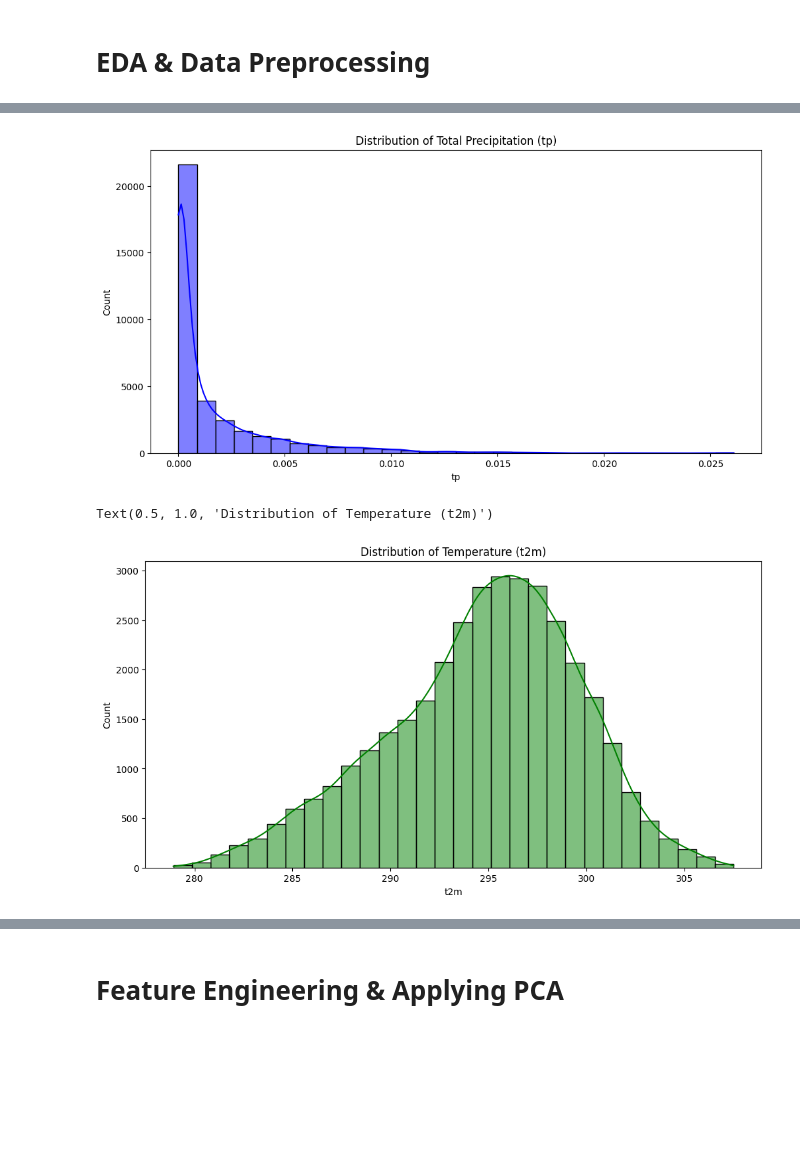
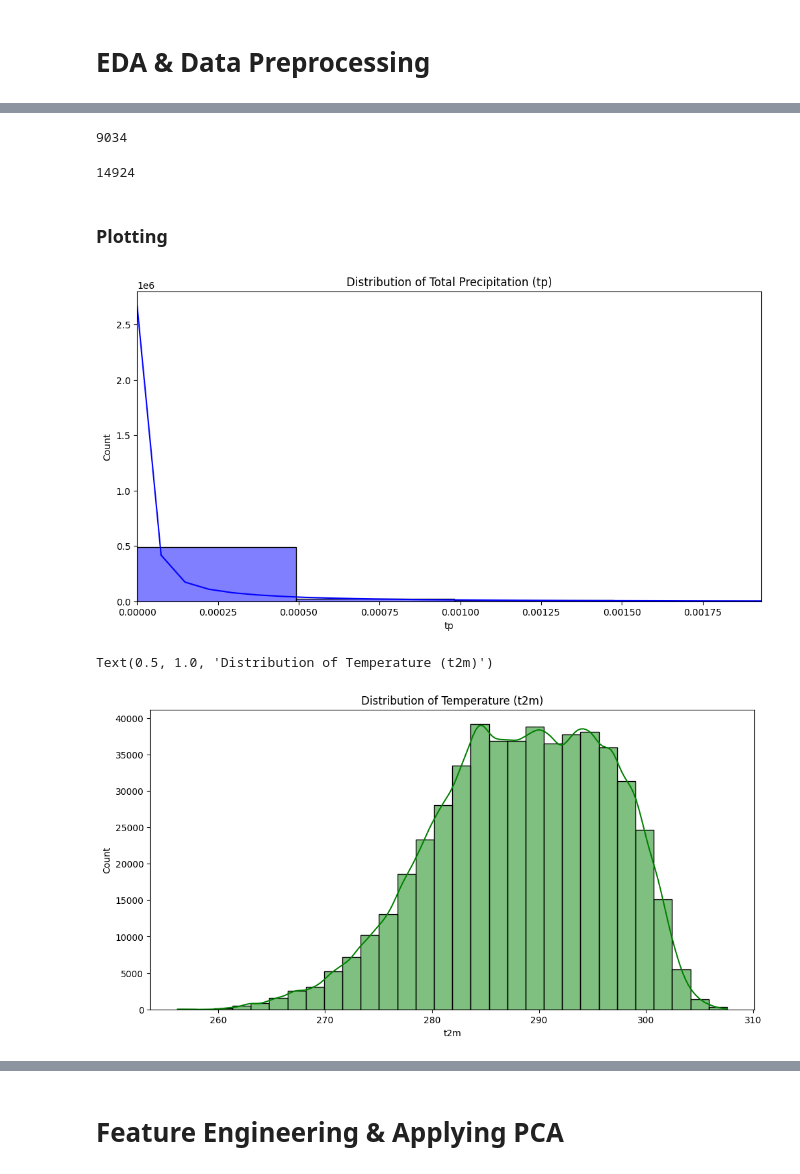
Before and after one commit to aminnademi/Clustring-On-North-of-Iran-Climate-Dataset, a Jupyter notebook: notebook.ipynb, the cells around one changed output, grey strips where cells are left out. Cells and saved outputs as stored; diff of their text form; code cells hidden in the pictures; blank space fills up the shorter version.

```diff
--- a/notebook.ipynb
+++ b/notebook.ipynb
@@ -55,5 +74,5 @@ Data saved to extracted_data.csv
 # %% [markdown]
 # Load Dataset
 # %%
-data = pd.read_csv('extracted_data.csv')
-data.head()
+data = pd.read_csv('main_data.csv')
+data_tp = pd.read_csv('tp_data.csv')
@@ -66,0 +79,4 @@ data.head()
+# %%
+merged = pd.merge(data, data_tp[['longitude', 'latitude', 'time', 'tp']],
+                        on=['longitude', 'latitude', 'time'],
+                        how='right')
@@ -124,0 +152,4 @@ features = data[['tp', 't2m']]
+# %%
+cleaned = merged.dropna()
+cleaned.reset_index
+cleaned.shape
@@ -125,17 +175,46 @@ features = data[['tp', 't2m']]
+# %%
+((cleaned['t2m'] >= 200) & (cleaned['t2m'] <= 270)).sum().item()
+# %% [output]
+9034
+# %%
+((cleaned['tp'] >= 0.001) & (cleaned['tp'] <= 0.014)).sum().item()
+# %% [output]
+14924
+# %%
+mask1 = (cleaned['t2m'] < 260) | (cleaned['t2m'] > 270)
+mask2 = (cleaned['tp'] < 0.001) | (cleaned['tp'] > 0.014)
+
+# Filter the dataset using the mask
+filtered = cleaned.where(mask1)
+filtered = cleaned.where(mask2)
+
+features = filtered[['tp', 't2m']]
+# %% [markdown]
+### Plotting
 # %%
+# Calculate mean and standard deviation
+mean_tp = features['tp'].mean()
+std_tp = features['tp'].std()
+
+# Define the range for the histogram (mean ± 3 standard deviations)
+lower_bound = max(mean_tp - 5 * std_tp, 0)  # Ensure lower bound is not negative
+upper_bound = mean_tp + 5 * std_tp
+
+# Create the histogram
 plt.figure(figsize=(12, 6))
 sns.histplot(features['tp'], kde=True, bins=30, color='blue')
+plt.xlim(lower_bound, upper_bound)  # Set the x-axis limits
 plt.title('Distribution of Total Precipitation (tp)')
 plt.show()
 # %% [output]
-[figure, old version]
+[figure, new version]
 # %%
 plt.figure(figsize=(12, 6))
 sns.histplot(features['t2m'], kde=True, bins=30, color='green')
 plt.title('Distribution of Temperature (t2m)')
 # %% [output]
 Text(0.5, 1.0, 'Distribution of Temperature (t2m)')
-[figure, old version]
+[figure, new version]
 # %%
 plt.figure(figsize=(14, 6))
 sns.scatterplot(x='t2m', y='tp', data=features, alpha=0.5)
```
Also changed, not shown: parts of 30 cells of this notebook, 1 other file.
